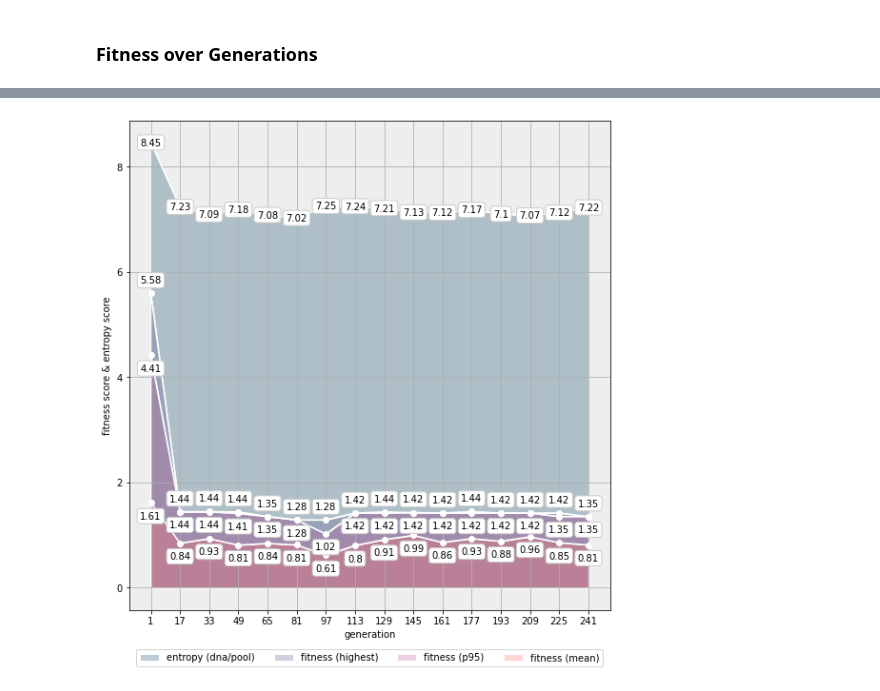
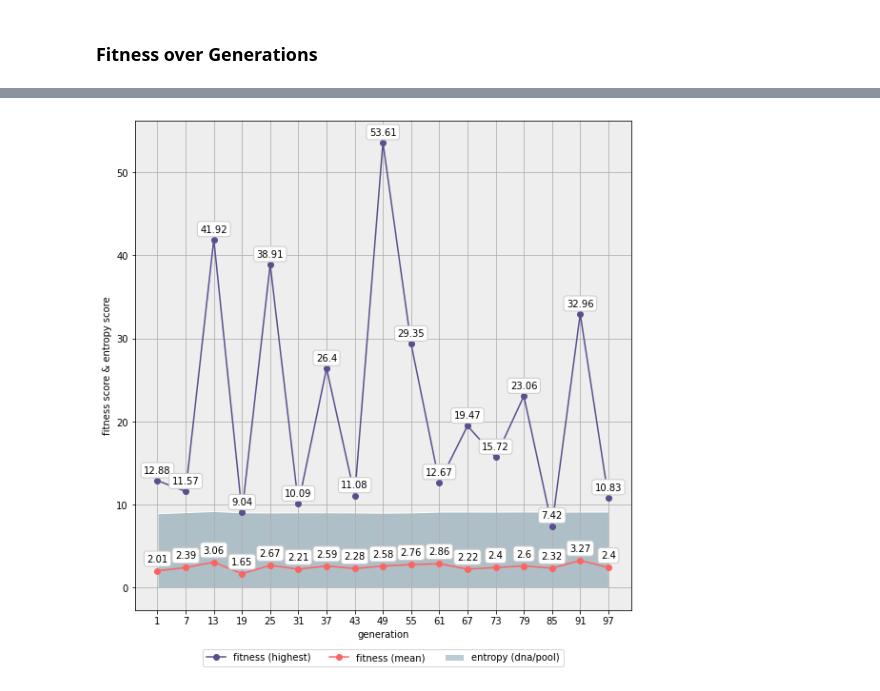
Before and after one commit to hudsonmendes/uolondon-cm3020-ai, a Jupyter notebook: midterms/evaluation/eval.ipynb, the cells around one changed output, grey strips where cells are left out. Drawn from its saved outputs; the diff is of its cells as text; code cells hidden in the pictures.

Commit message:
some charts almost ready to go

```diff
--- a/midterms/evaluation/eval.ipynb
+++ b/midterms/evaluation/eval.ipynb
@@ -85,21 +78,23 @@ plot_genetic_material_over_generations(df=summary_per_variant.get('atavism=0.00/
 ### Fitness over Generations
 # %%
 def plot_fitness_over_generations(df: pd.DataFrame, figlen: int = 8):
-    def annotated_area(ax, ticks, values: pd.Series, color: str, label: str, ydist: float):
+    def annotated_line(ax, ticks, values: pd.Series, color: str, label: str, ydist: float = None):
+        values = [values[i] for i in ticks]
+        ax.set_xticks(ticks)
+        ax.plot(ticks, values, marker='o', color=color, label=label)
+        for i, v in zip(ticks, values):
+            ax.text(i, v + ydist, str(round(v, 2)), ha="center", va="center", bbox=dict(boxstyle="round", fc="w", ec="#ccc", lw=1))
+    def annotated_area(ax, ticks, values: pd.Series, color: str, label: str):
         values = [values[i] for i in ticks]
         ax.set_xticks(ticks)
         ax.fill_between(ticks, values, color=color, edgecolor='#fff', label=label)
-        ax.plot(ticks, values, marker='o', color="#fff")
-        for i, v in zip(ticks, values):
-            ax.text(i, v + ydist, str(round(v, 2)), ha="center", va="center", bbox=dict(boxstyle="round", fc="w", ec="#ccc", lw=1))
     tickslen = len(df.index)
     ticksstep = max(1, int(tickslen / 15))
     ticks = np.arange(1, tickslen + 1, ticksstep)
     fig, ax = plt.subplots(figsize=(figlen, figlen))
-    annotated_area(ax, ticks, df.dna_pool_entropy, color='#003f5c44', label='entropy (dna/pool)', ydist=0)
-    annotated_area(ax, ticks, df.fitness_highest, color='#58508d44', label='fitness (highest)', ydist=0.25)
-    annotated_area(ax, ticks, df.fitness_p95, color='#bc509044', label='fitness (p95)', ydist=-0.25)
-    annotated_area(ax, ticks, df.fitness_mean, color='#ff636144', label='fitness (mean)', ydist=-0.25)
+    annotated_line(ax, ticks, df.fitness_highest, color='#58508d', label='fitness (highest)', ydist=1.25)
+    annotated_line(ax, ticks, df.fitness_mean, color='#ff6361', label='fitness (mean)', ydist=1.45)
+    annotated_area(ax, ticks, df.dna_pool_entropy, color='#003f5c44', label='entropy (dna/pool)')
     ax.set_facecolor("#eee")
     ax.legend(loc='lower center', bbox_to_anchor=(0.5, -0.125), ncol=4)
     ax.grid(True)
@@ -108,4 +103,4 @@ def plot_fitness_over_generations(df: pd.DataFrame, figlen: int = 8):
     fig.subplots_adjust(bottom=0.25)
     fig.tight_layout()
 
-plot_fitness_over_generations(df=summary_per_variant.get('tests'))
+#plot_fitness_over_generations(df=summary_per_variant.get('tests'))
@@ -114,6 +107,6 @@ plot_fitness_over_generations(df=summary_per_variant.get('tests'))
 # %%
-plot_fitness_over_generations(df=summary_per_variant.get('atavism=0.00/pmr=0.10/genes=05'))
+plot_fitness_over_generations(df=summary_per_variant.get('atavism=0.0/pmr=0.1/pma=-0.15'))
 # %% [output]
-[figure, old version]
+[figure, new version]
 # %%
 plot_fitness_over_generations(df=summary_per_variant.get('atavism=0.00/pmr=0.10/genes=10'))
```
Also changed, not shown: parts of 8 cells of this notebook, 1 other file.
